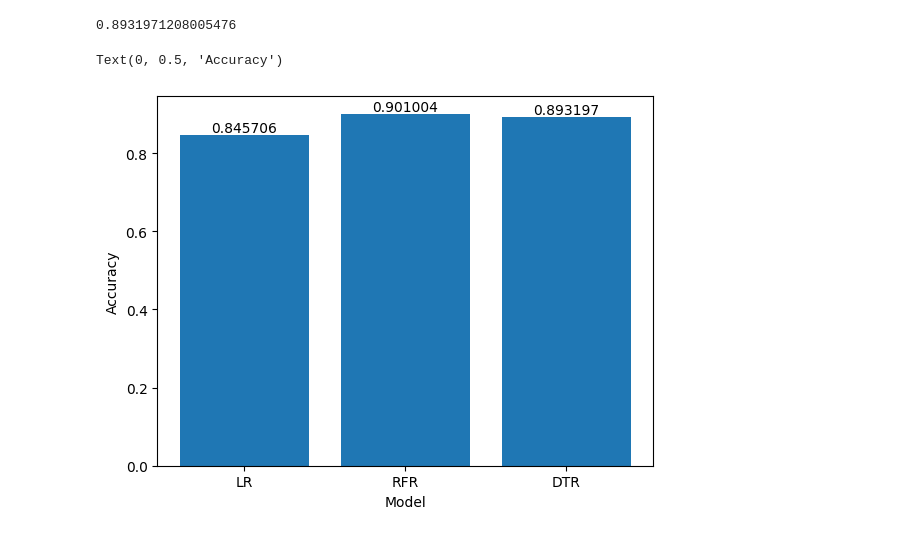
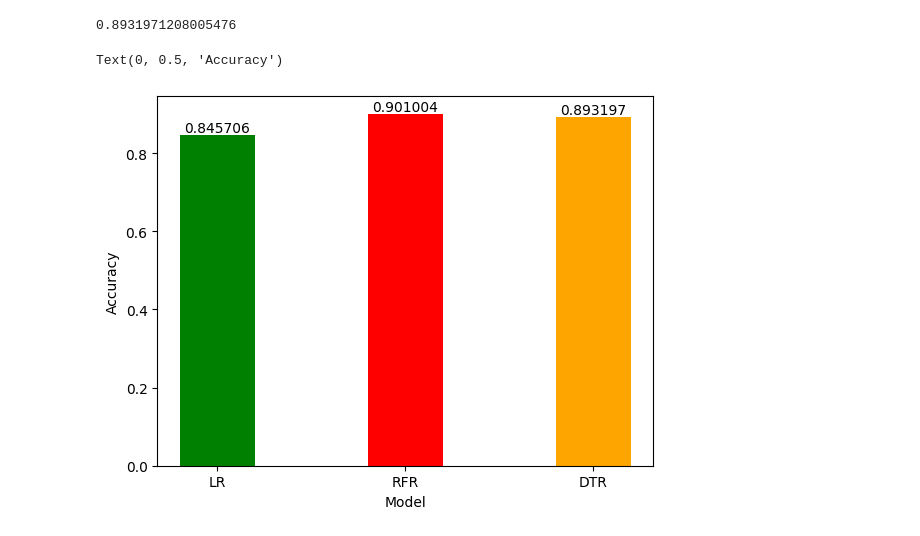
Before and after one commit to avicomputersolutions/ParulUniversityAIMLWorkshop, a Jupyter notebook: src/CarPrediction.ipynb, the cells around one changed output. Saved outputs shown, nothing was run; the diff lists cells and outputs as text; code cells hidden in the pictures.

```diff
--- a/src/CarPrediction.ipynb
+++ b/src/CarPrediction.ipynb
@@ -395,10 +395,10 @@ DTr2score[712]
 # %%
 acc = [r2score[433],RFr2score[712],DTr2score[712]]
 model = ["LR","RFR","DTR"]
-bar_label=plt.bar(model,acc)
+bar_label=plt.bar(model,acc,width=0.4,color=['green','red','orange'])
 plt.bar_label(bar_label)
 plt.xlabel("Model")
 plt.ylabel("Accuracy")
 # %% [output]
 Text(0, 0.5, 'Accuracy')
-[figure, old version]
+[figure, new version]
```
